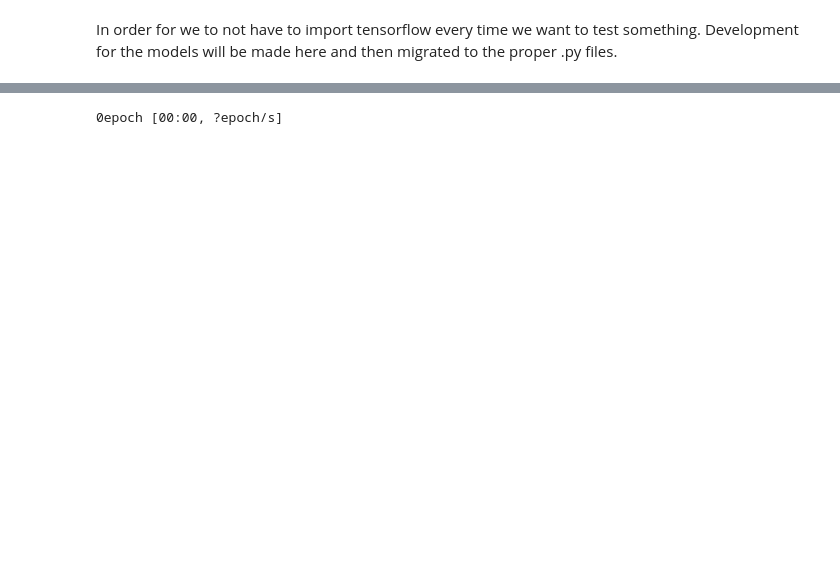
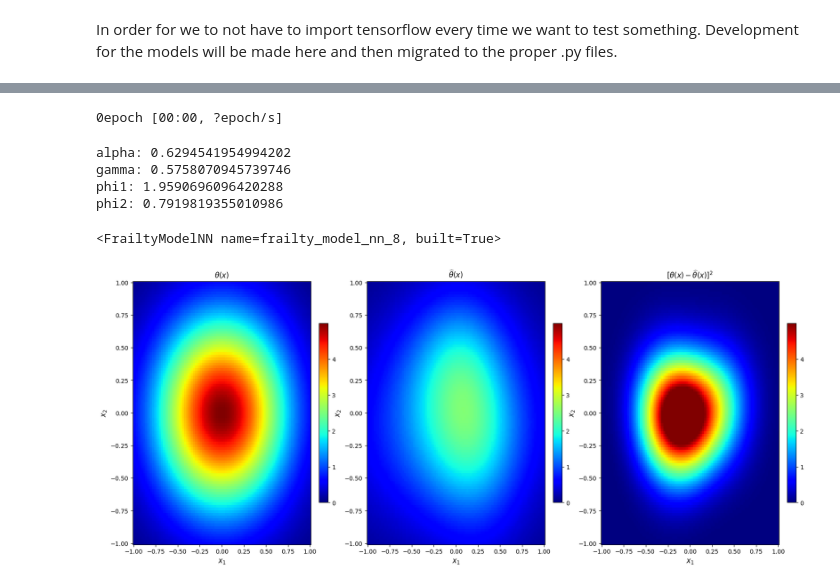
Before and after one commit to nhilariosilva/thesis_frailty, a Jupyter notebook: Code Dev.ipynb, the cells around one changed output, grey strips where cells are left out. Cells and saved outputs as stored; diff of their text form; code cells hidden in the pictures; blank space fills up the shorter version.

```diff
--- a/Code Dev.ipynb
+++ b/Code Dev.ipynb
@@ -417,28 +675,62 @@ def neural_network_call(model, x_input):
 # %%
-parameters = {
-    "theta": {"link": lambda x : tf.math.exp(x), "link_inv": lambda x : tf.math.log(x), "par_type": "nn", "update_func": None, "shape": None, "initializer": None},
-    "alpha": {"link": lambda x : 1/(1+tf.math.exp(-x)), "link_inv": lambda x : tf.math.log(x) - tf.math.log(1-x), "par_type": "independent", "update_func": None, "shape": None, "init": 0.5},
-    "gamma": {"link": lambda x : tf.math.exp(x), "link_inv": lambda x : tf.math.log(x), "par_type": "independent", "update_func": None, "shape": None, "init": 1.0},
-    "phi1": {"link": lambda x : tf.math.exp(x), "link_inv": lambda x : tf.math.log(x), "par_type": "independent", "update_func": None, "shape": None, "init": 1.0},
-    "phi2": {"link": lambda x : tf.identity(x), "link_inv": lambda x : tf.identity(x), "par_type": "independent", "update_func": None, "shape": None, "init": 0.0}
-}
+x_train = np.concatenate([x1_train[:,None], x2_train[:,None]], axis = 1)
+model = FrailtyModelNN(pvf_parameters, pvf_loglikelihood_loss, pvf_neural_network, pvf_neural_network_call, input_dim = (None, 2), seed = 10)
 
-with tf.device('/CPU:0'):
-    model = FrailtyModelNN(parameters, loglikelihood_loss_func, neural_network_structure, neural_network_call, input_dim = (None, 1), seed = 10)
+model.train_model(x_train, t_train, delta_train,
+                  epochs = 2500, shuffle = True,
+                  validation = False, val_prop = 0.2,
+                  optimizer_independent_pars = optimizers.Adam(learning_rate = 0.01),
+                  optimizer_nn = optimizers.AdamW(learning_rate = 0.1),
+                  train_batch_size = None, val_batch_size = None,
+                  buffer_size = 4096, gradient_accumulation_steps = None,
+                  early_stopping = True, early_stopping_min_delta = 0.0, early_stopping_patience = 10, early_stopping_warmup = 100,
+                  run_eagerly = False, verbose = 1)
 
-    np.random.seed(10)
-    x = np.random.normal(size = 10)
-    t = np.random.exponential(size = 10)
-    delta = np.random.binomial(n = 1, p = 0.5, size = 10)
-
-    model.train_model(x, t, delta,
-                        epochs = 2000, shuffle = True,
-                        validation = False, val_prop = 0.2,
-                        optimizer_independent_pars = optimizers.Adam(learning_rate = 0.005),
-                        optimizer_nn = optimizers.Adam(learning_rate = 0.0001),
-                        train_batch_size = None, val_batch_size = None,
-                        buffer_size = 4096, gradient_accumulation_steps = None,
-                        early_stopping = True, early_stopping_min_delta = 0.0, early_stopping_patience = 10, early_stopping_warmup = 0,
-                        run_eagerly = False, verbose = 1)
+print("alpha: {}".format( model.get_variable("alpha") ))
+print("gamma: {}".format( model.get_variable("gamma") ))
+print("phi1: {}".format( model.get_variable("phi1") ))
+print("phi2: {}".format( model.get_variable("phi2") ))
 # %% [output]
 0epoch [00:00, ?epoch/s]
+alpha: 0.6294541954994202
+gamma: 0.5758070945739746
+phi1: 1.9590696096420288
+phi2: 0.7919819355010986
+# %%
+model.copy()
+# %% [output]
+<FrailtyModelNN name=frailty_model_nn_8, built=True>
+# %%
+fig, ax = plt.subplots(nrows = 1, ncols = 3, figsize = (20, 8))
+
+xs1, xs2 = np.meshgrid( np.linspace(-1, 1, 100), np.linspace(-1, 1, 100) )
+theta_xs1_xs2 = theta_function2(xs1, xs2)
+vmin = 0.0
+vmax = np.max(theta_xs1_xs2)
+
+mesh1 = ax[0].pcolormesh(xs1, xs2, theta_xs1_xs2, cmap = "jet", vmin = vmin, vmax = vmax)
+ax[0].set_title(r"$\theta(x)$")
+ax[0].set_xlabel(r"$x_1$", fontsize = 12)
+ax[0].set_ylabel(r"$x_2$", fontsize = 12)
+fig.colorbar(mesh1, ax=ax[0], orientation='vertical', fraction=0.046, pad=0.04)
+
+xs1_all = xs1.flatten()
+xs2_all = xs2.flatten()
+theta_pred = np.exp(model.predict( np.concatenate([xs1_all[:,None], xs2_all[:,None]], axis = 1), verbose = 0 ))
+theta_pred = theta_pred.reshape(xs1.shape)
+
+mesh2 = ax[1].pcolormesh(xs1, xs2, theta_pred, cmap = "jet", vmin = vmin, vmax = vmax)
+ax[1].set_title(r"$\widehat{\theta}(x)$")
+ax[1].set_xlabel(r"$x_1$", fontsize = 12)
+ax[1].set_ylabel(r"$x_2$", fontsize = 12)
+fig.colorbar(mesh2, ax=ax[1], orientation='vertical', fraction=0.046, pad=0.04)
+
+mesh3 = ax[2].pcolormesh(xs1, xs2, (theta_pred - theta_xs1_xs2)**2, cmap = "jet", vmin = vmin, vmax = vmax)
+ax[2].set_title(r"[$\theta(x) - \widehat{\theta}(x)]^2$")
+ax[2].set_xlabel(r"$x_1$", fontsize = 12)
+ax[2].set_ylabel(r"$x_2$", fontsize = 12)
+fig.colorbar(mesh3, ax=ax[2], orientation='vertical', fraction=0.046, pad=0.04)
+
+plt.show()
+# %% [output]
+[figure, added]
```
Also changed, not shown: parts of 13 cells of this notebook, 1 other file.
